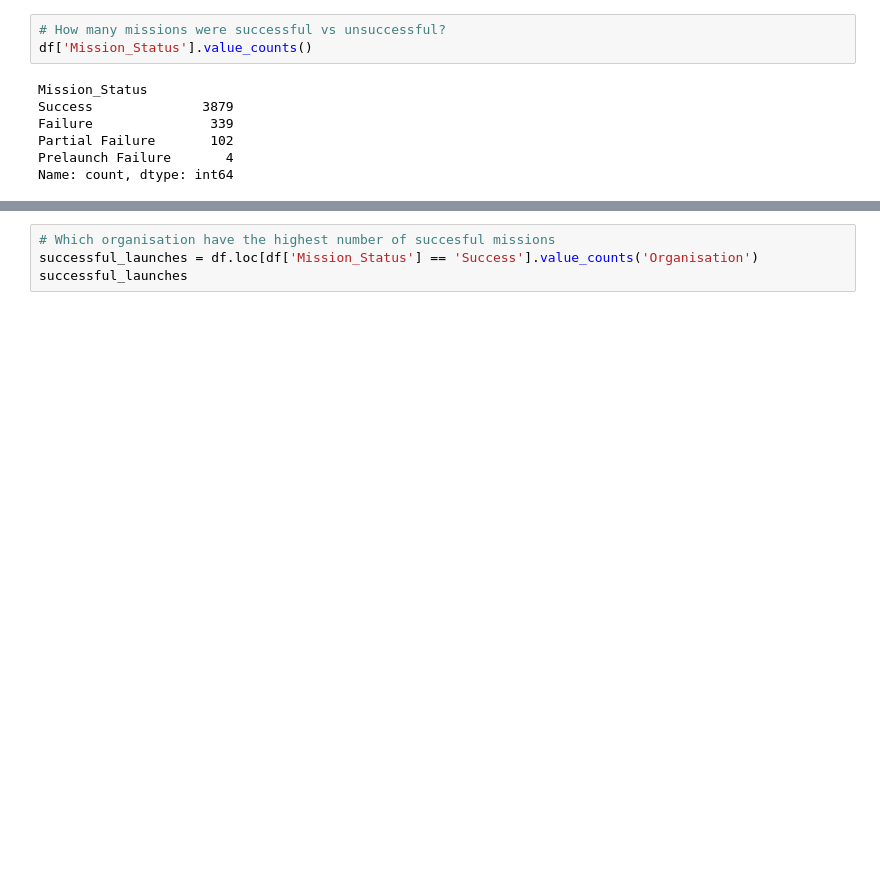
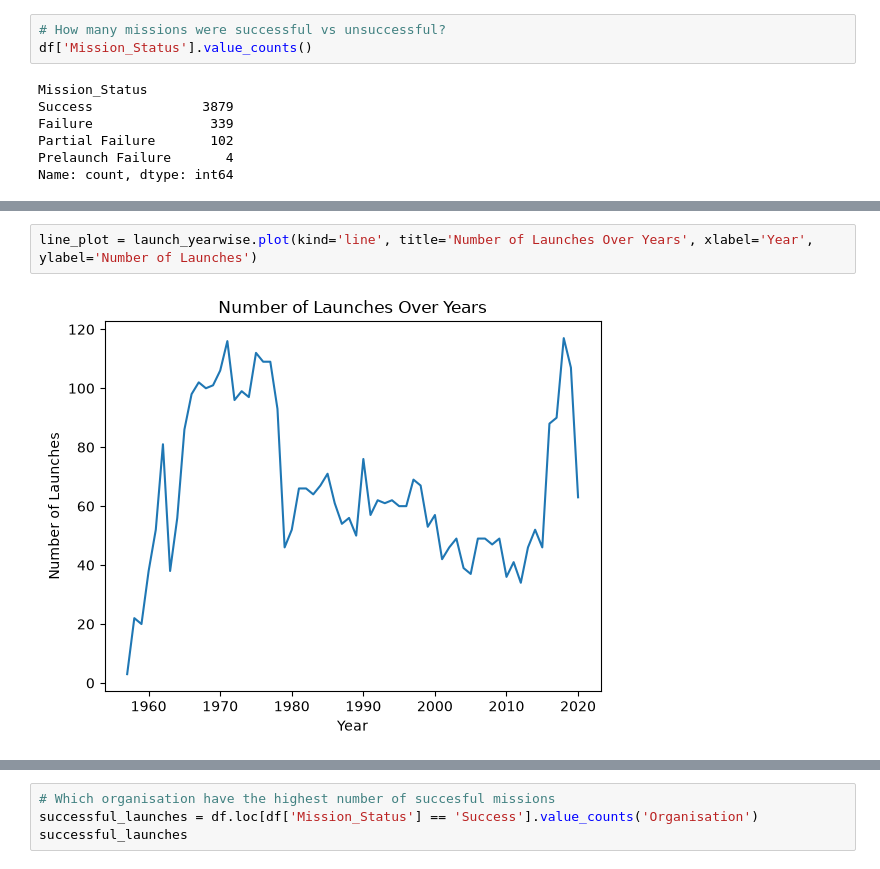
Before and after one commit to Zyphra-pixel/space_mission_launch_analysis, a Jupyter notebook: python_libraries/mission_launch.ipynb, the cells around one changed output, grey strips where cells are left out. Saved outputs shown, nothing was run; the diff lists cells and outputs as text; blank space fills up the shorter version.

```diff
--- a/python_libraries/mission_launch.ipynb
+++ b/python_libraries/mission_launch.ipynb
@@ -87,0 +103,4 @@ Name: count, Length: 64, dtype: Int64
+# %%
+line_plot = launch_yearwise.plot(kind='line', title='Number of Launches Over Years', xlabel='Year', ylabel='Number of Launches')
+# %% [output]
+[figure, added]
```
Also changed, not shown: parts of 19 cells of this notebook.
